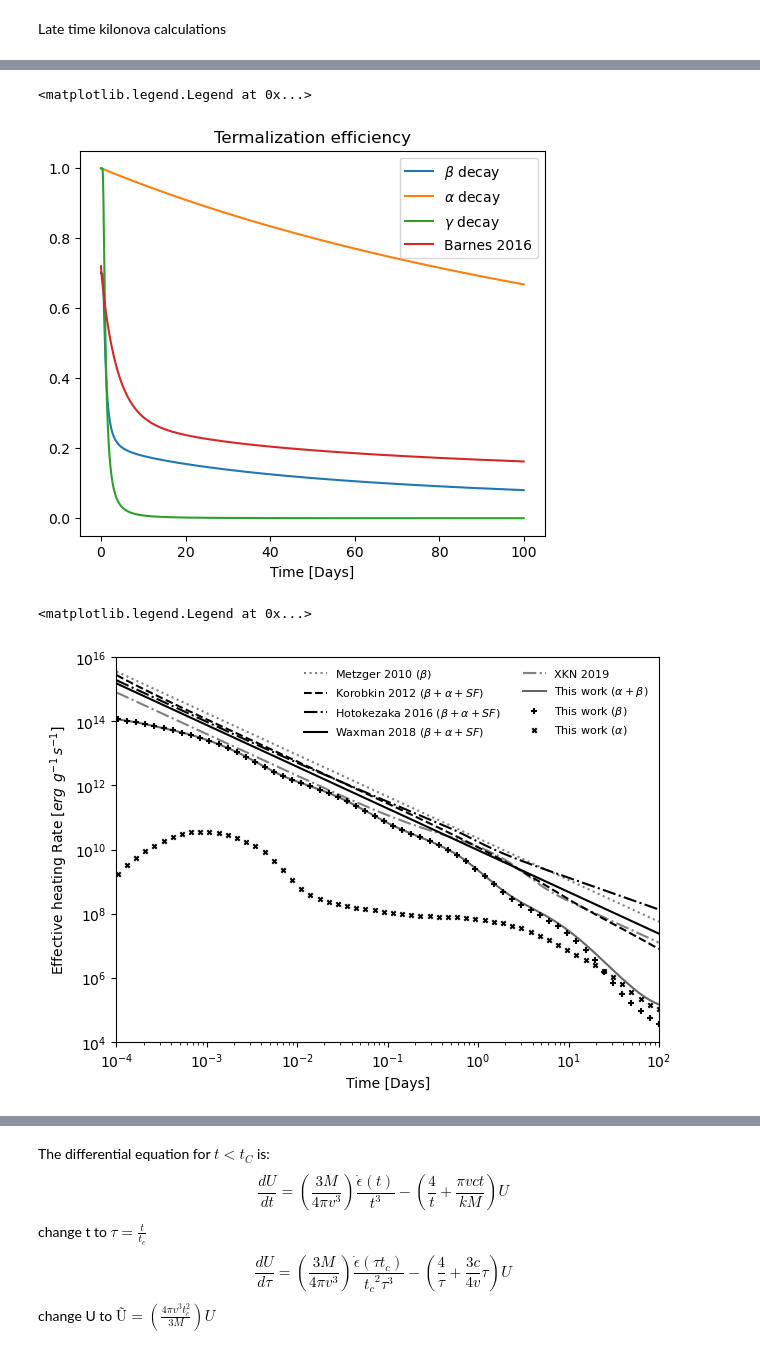
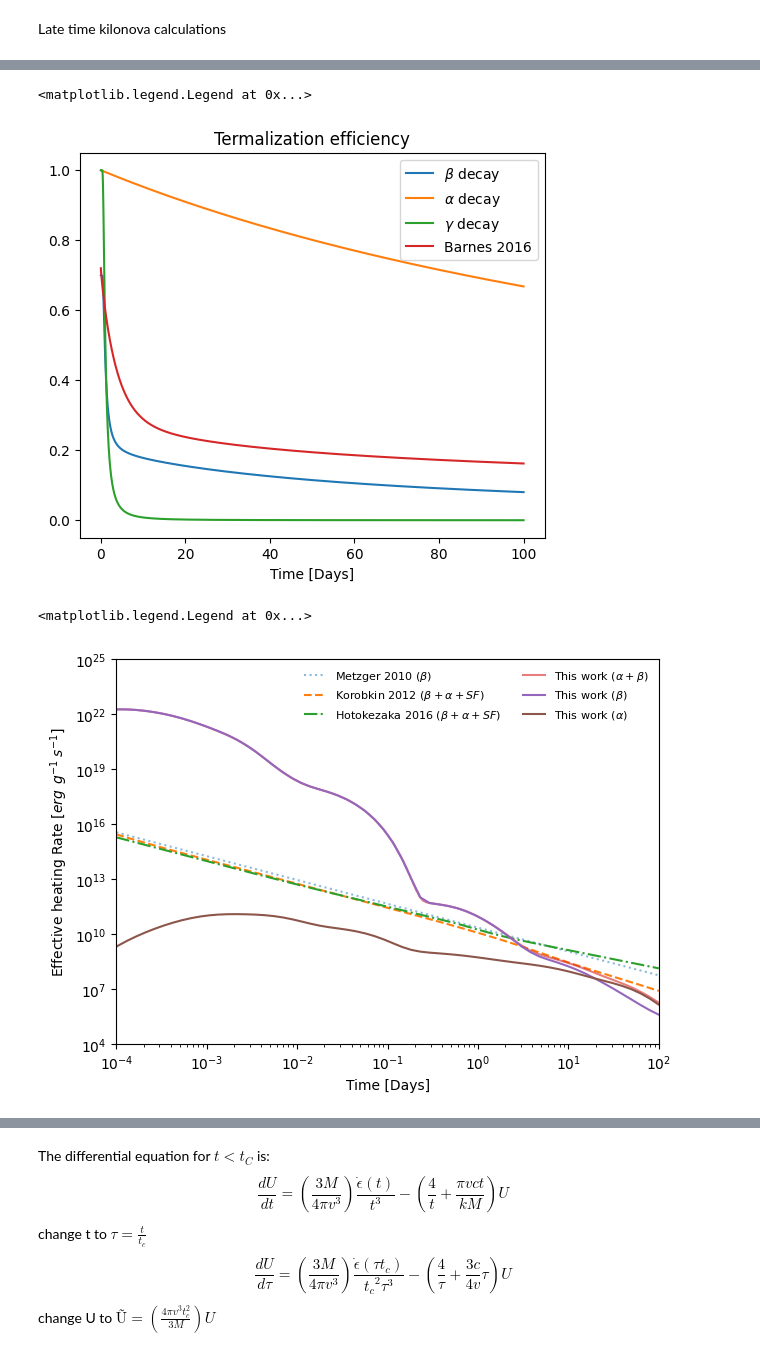
Before and after one commit to DiegoHp45/Kilonova, a Jupyter notebook: article_1.ipynb, the cells around one changed output, grey strips where cells are left out. Drawn from its saved outputs; the diff is of its cells as text; code cells hidden in the pictures.

```diff
--- a/article_1.ipynb
+++ b/article_1.ipynb
@@ -25,7 +25,7 @@ from tqdm.notebook import tqdm
 from scipy.interpolate import interp1d
 #%matplotlib widget
 # %%
-'''Abundancias en funcion del tiempo
+'''Abundance as a funtion of time
 
 este codigo carga 554 archivos, cada archivo representa un valor de t en tiempos desde t=2.3E-05 Segundos hasta t=8.64E+06 segundos (100 dias)
 
@@ -54,7 +54,6 @@ for i in tqdm(range(1,555)):
     df = pd.read_csv(r'Example_NSM_dyn_ejecta_rosswog_varios_t_sinalpha\snaps'+f'\snapsh_{i:04d}.dat', skiprows=1, nrows=1, delim_whitespace=True, header=None)
     ts.append(df[0][0])
 
-ts=np.array(ts)
 Xi_ts=np.array(Xi_ts)
 # %%
 '''Interpolacion Lineal
@@ -63,10 +62,10 @@ En esta parte creamos una nueva lista Xi_t_i donde cada elemento representa una
 100 dias en 10000 pasos (Xi_ts solo tenia 554 pasos).
 
 '''
-t = np.exp(np.linspace(0, 15.971, 10000))
+t = np.exp(np.linspace(0, 15.971913140, 10000))
 Xi_t_i= np.empty((len(t), Xi_ts.shape[1]))
 for i in tqdm(range(Xi_ts.shape[1])):
-    spline_interp = interp1d(ts, Xi_ts[:,i,3], kind='linear', fill_value="extrapolate")
+    spline_interp = interp1d(ts, Xi_ts[:,i,3], kind='linear')
     Xi_t_i[:, i] = spline_interp(t)
 # %%
 '''Esta funcion devuelve el indice i asociado tanto a la lista Xi_t_i[t] y Xi_ts[ts] que corresponde al nucleo (n,z)'''
@@ -195,9 +181,10 @@ for i in tqdm(range(len(Decay_modes))):
             p=float(w[2])/100
             lamb=np.log(2)/convertir_a_segundos(Half_life[i],Half_life_unit[i])
             d=p*(c**2)*Q_beta[i]*lamb/((Z[i]+N[i])*931494.103+Mass_exces[i])
+            #d=p*Q_beta[i]*lamb/(931494.103)
 
             if d!=0 and Q_beta[i]>0:
-                e=d*Xi_t(N[i],Z[i])*np.exp(-lamb*t)
+                e=d*Xi_t(N[i],Z[i])#*np.exp(-lamb*t)
                 E_beta_aporte.append(e)
                 Name_beta.append(Name[i])
                 E_beta+=e
@@ -208,8 +195,9 @@ for i in tqdm(range(len(Decay_modes))):
             p=float(w[2])/100
             lamb=np.log(2)/convertir_a_segundos(Half_life[i],Half_life_unit[i])
             d=p*(c**2)*Q_alpha[i]*lamb/((Z[i]+N[i])*931494.103+Mass_exces[i])
+            #d=p*Q_alpha[i]*lamb/(931494.103)
             if d!=0 and not np.isnan(d):
-                e=d*Xi_t(N[i],Z[i])*np.exp(-lamb*t)
+                e=d*Xi_t(N[i],Z[i])#*np.exp(-lamb*t)
                 E_alpha_aporte.append(e)
                 Name_alpha.append(Name[i])
                 E_alpha+=e
@@ -273,7 +261,7 @@ plt.xlabel('Time [Days]')
 plt.legend()
 # %% [output]
 <matplotlib.legend.Legend at 0x...>
-[figure, old version]
+[figure, new version]
 # %%
 ''' Other Models for Heating Rate'''
 #Metzger 2010
@@ -311,31 +299,31 @@ E_XKN=0.5*(10**10)*(t_dias)**(-1.3)+2e10*np.exp(-t_dias/1)
 # %%
 '''Figure 1. Our Heating rate compare to others models'''
 
 
 fig1 ,ax1 = plt.subplots(1,1,figsize=(7,5))
-ax1.plot(t_dias,E_metzger,label=r'Metzger 2010 ($\beta$)',linestyle=':',alpha=0.5,color='black')
-ax1.plot(t_dias,E_korobkin,label=r'Korobkin 2012 ($\beta+\alpha+SF$)',linestyle='--',color='black')
-ax1.plot(t_dias,E_Hoto,label=r'Hotokezaka 2016 ($\beta+\alpha+SF$)',linestyle='-.',color='black')
-ax1.plot(t_dias,E_waxman,label=r'Waxman 2018 ($\beta+\alpha+SF$)',linestyle='-',color='black')
-ax1.plot(t_dias,E_XKN,label=r'XKN 2019',linestyle='-.',alpha=0.5,color='black')
-ax1.plot(t_dias,E_total_efectivo_erg,label=r'This work ($\alpha+\beta$)',alpha=0.6,color='black')
+ax1.plot(t_dias,E_metzger,label=r'Metzger 2010 ($\beta$)',linestyle=':',alpha=0.5)#,color='black')
+ax1.plot(t_dias,E_korobkin,label=r'Korobkin 2012 ($\beta+\alpha+SF$)',linestyle='--')#,color='black')
+ax1.plot(t_dias,E_Hoto,label=r'Hotokezaka 2016 ($\beta+\alpha+SF$)',linestyle='-.')#,color='black')
+#ax1.plot(t_dias,E_waxman,label=r'Waxman 2018 ($\beta+\alpha+SF$)',linestyle='-',color='black')
+#ax1.plot(t_dias,E_XKN,label=r'XKN 2019',linestyle='-.',alpha=0.5,color='black')
+ax1.plot(t_dias,E_total_efectivo_erg,label=r'This work ($\alpha+\beta$)',alpha=0.6)#,color='black')
 #ax1.scatter(np.exp(np.linspace(np.log(1e-5),np.log(1e2),70)),E_total_efectivo_erg[np.searchsorted(t_dias,np.exp(np.linspace(np.log(1e-5),np.log(1e2),70)))-1],label=r'This work ($\beta+\alpha$)',marker='1',s=12,color='black',linewidths=1.5)
 #ax1.plot(t_dias,E_beta_erg,alpha=0.3,color='black')
-ax1.scatter(np.exp(np.linspace(np.log(1e-5),np.log(1e2),70)),E_beta_erg[np.searchsorted(t_dias,np.exp(np.linspace(np.log(1e-5),np.log(1e2),70)))-1],label=r'This work ($\beta$)',marker='+',s=15,color='black',linewidths=1.5)
+ax1.plot(np.exp(np.linspace(np.log(1e-5),np.log(1e2),70)),E_beta_erg[np.searchsorted(t_dias,np.exp(np.linspace(np.log(1e-5),np.log(1e2),70)))-1],label=r'This work ($\beta$)')#,marker='+',s=15,color='black',linewidths=1.5)
 #ax1.plot(t_dias,E_alpha_erg,alpha=0.3,color='black',linestyle='--')
-ax1.scatter(np.exp(np.linspace(np.log(1e-5),np.log(1e2),70)),E_alpha_erg[np.searchsorted(t_dias,np.exp(np.linspace(np.log(1e-5),np.log(1e2),70)))-1],label=r'This work ($\alpha$)',marker='x',s=10,color='black')
+ax1.plot(np.exp(np.linspace(np.log(1e-5),np.log(1e2),70)),E_alpha_erg[np.searchsorted(t_dias,np.exp(np.linspace(np.log(1e-5),np.log(1e2),70)))-1],label=r'This work ($\alpha$)')#,marker='x',s=10,color='black')
 
 
 
 ax1.legend()
 ax1.set_yscale('log')
 ax1.set_xscale('log')
 ax1.set_xlim(left=1e-4,right=100)
-ax1.set_ylim(bottom=1e4,top=1e16)
+ax1.set_ylim(bottom=1e4,top=1e25)
 ax1.set_xlabel('Time [Days]')
 ax1.set_ylabel(r'Effective heating Rate [$erg\:\:g^{-1}\:s^{-1}$]')
 plt.legend(loc="upper right", ncol=2,frameon=False,fontsize=8)
 # %% [output]
 <matplotlib.legend.Legend at 0x...>
-[figure, old version]
+[figure, new version]
 # %%
```
Also changed, not shown: parts of 18 cells of this notebook, 5 other files.
